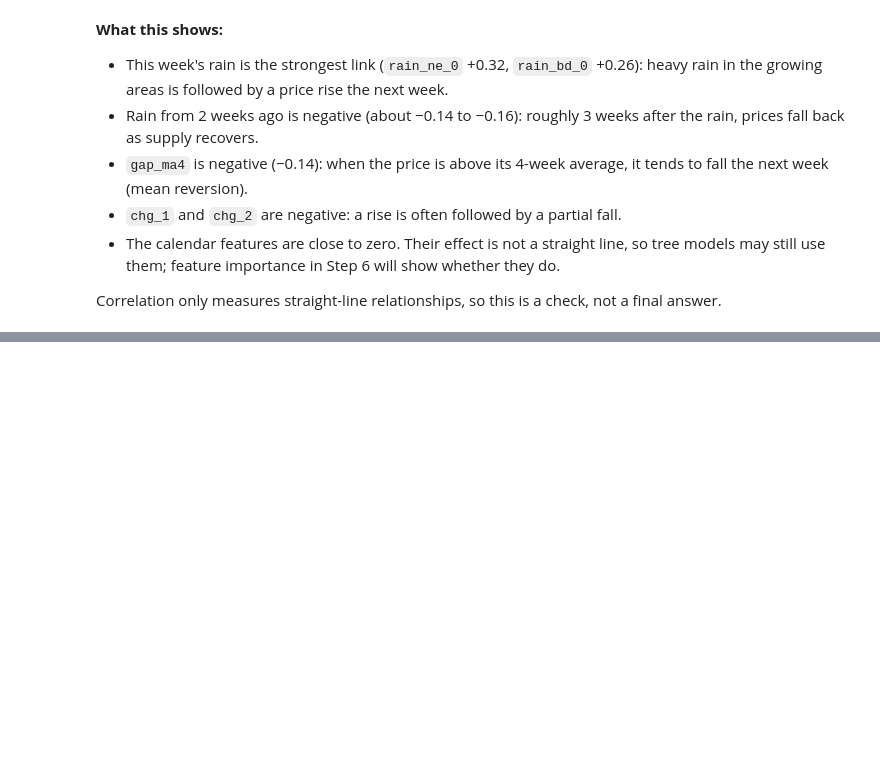
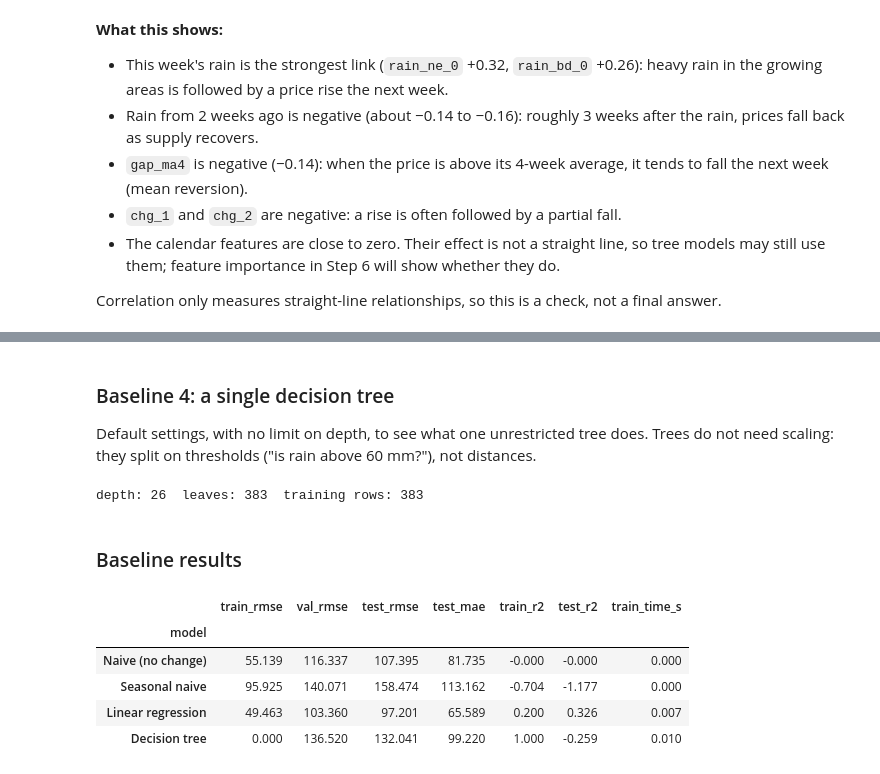
Before and after one commit to renulucshmi/pettah-beans-price-forecast, a Jupyter notebook: ensemble_assignment.ipynb, the cells around one changed output, grey strips where cells are left out. Saved outputs shown, nothing was run; the diff lists cells and outputs as text; code cells hidden in the pictures; blank space fills up the shorter version.

```diff
--- a/ensemble_assignment.ipynb
+++ b/ensemble_assignment.ipynb
@@ -461,0 +503,19 @@ feat.to_csv("dataset/features.csv")
+# %%
+results = []
+
+def score(part, pred_change):
+    pred_price = part["price_now"] * np.exp(pred_change)
+    return {
+        "rmse": np.sqrt(mean_squared_error(part["price_next"], pred_price)),
+        "mae": mean_absolute_error(part["price_next"], pred_price),
+        "r2": r2_score(part["target"], pred_change),
+    }
+
+def add_result(name, pred_train, pred_val, pred_test, train_time=0.0):
+    tr, va, te = score(train, pred_train), score(val, pred_val), score(test, pred_test)
+    results.append({
+        "model": name,
+        "train_rmse": tr["rmse"], "val_rmse": va["rmse"], "test_rmse": te["rmse"],
+        "test_mae": te["mae"], "train_r2": tr["r2"], "test_r2": te["r2"],
+        "train_time_s": train_time,
+    })
@@ -461,0 +543,25 @@ feat.to_csv("dataset/features.csv")
+# %% [markdown]
+### Baseline 4: a single decision tree
+
+Default settings, with no limit on depth, to see what one unrestricted tree does. Trees do not need scaling: they split on thresholds ("is rain above 60 mm?"), not distances.
+# %%
+t0 = time.perf_counter()
+tree = DecisionTreeRegressor(random_state=42).fit(X_train, y_train)
+t = time.perf_counter() - t0
+
+add_result("Decision tree", tree.predict(X_train), tree.predict(X_val), tree.predict(X_test), t)
+print("depth:", tree.get_depth(), " leaves:", tree.get_n_leaves(), " training rows:", len(X_train))
+# %% [output]
+depth: 26  leaves: 383  training rows: 383
+# %% [markdown]
+### Baseline results
+# %%
+res = pd.DataFrame(results).set_index("model")
+res.round(3)
+# %% [output]
+|  | train_rmse | val_rmse | test_rmse | test_mae | train_r2 | test_r2 | train_time_s |
+| model |  |  |  |  |  |  |  |
+| Naive (no change) | 55.139 | 116.337 | 107.395 | 81.735 | -0.000 | -0.000 | 0.000 |
+| Seasonal naive | 95.925 | 140.071 | 158.474 | 113.162 | -0.704 | -1.177 | 0.000 |
+| Linear regression | 49.463 | 103.360 | 97.201 | 65.589 | 0.200 | 0.326 | 0.007 |
+| Decision tree | 0.000 | 136.520 | 132.041 | 99.220 | 1.000 | -0.259 | 0.010 |
```
Also changed, not shown: parts of 13 cells of this notebook, 1 other file.
